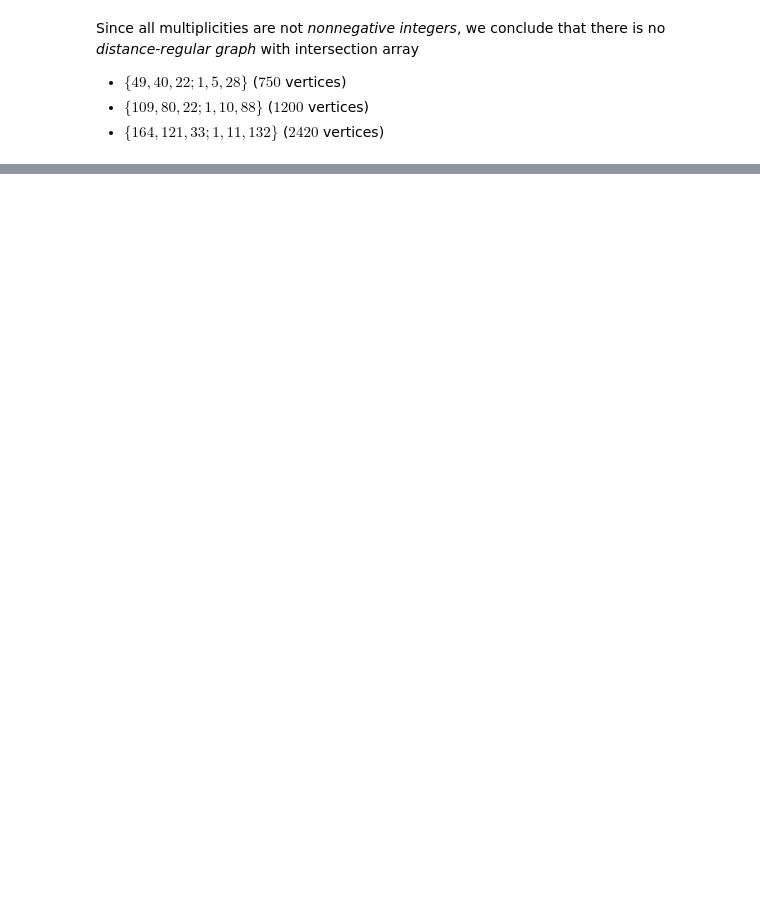
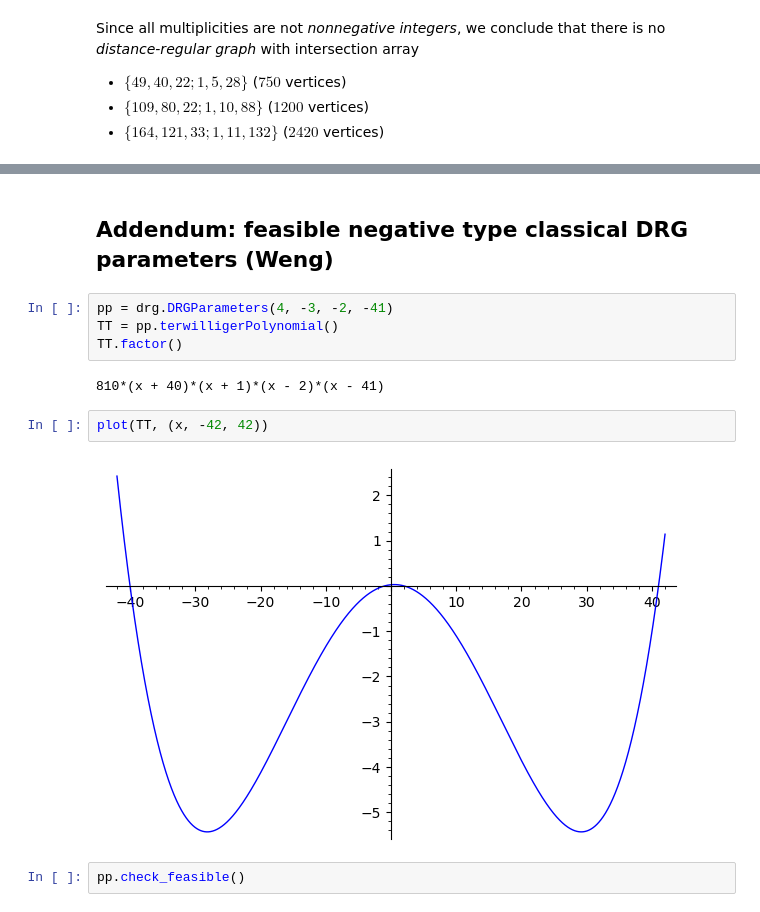
Before and after one commit to jaanos/sage-drg, a Jupyter notebook: jupyter/2021-06-14-agtsem/AGTSem-sage-drg.ipynb, the cells around one changed output, grey strips where cells are left out. Drawn from its saved outputs; the diff is of its cells as text; blank space fills up the shorter version.

```diff
--- a/jupyter/2021-06-14-agtsem/AGTSem-sage-drg.ipynb
+++ b/jupyter/2021-06-14-agtsem/AGTSem-sage-drg.ipynb
@@ -354,3 +481,17 @@ We use a similar technique to prove ~~nonexistence~~ of certain *distance-regula
 * There is no *distance-regular graph* with *classical parameters* **$(D, 2, 1, \beta)$** such that
   - ~~$(D, \beta) \in \{(3, 5), (4, 9), (4, 13), (5, 29), (6, 41), (6, 61), (7, 125), (8, 169), (8, 253)\}$~~
   - ~~$D \ge 3$~~ and ~~$\beta = 2^D - 3$~~
+# %% [markdown]
+## Addendum: feasible negative type classical DRG parameters (Weng)
+# %%
+pp = drg.DRGParameters(4, -3, -2, -41)
+TT = pp.terwilligerPolynomial()
+TT.factor()
+# %% [output]
+810*(x + 40)*(x + 1)*(x - 2)*(x - 41)
+# %%
+plot(TT, (x, -42, 42))
+# %% [output]
+[figure, added]
+# %%
+pp.check_feasible()
```
Also changed, not shown: parts of 28 cells of this notebook.
